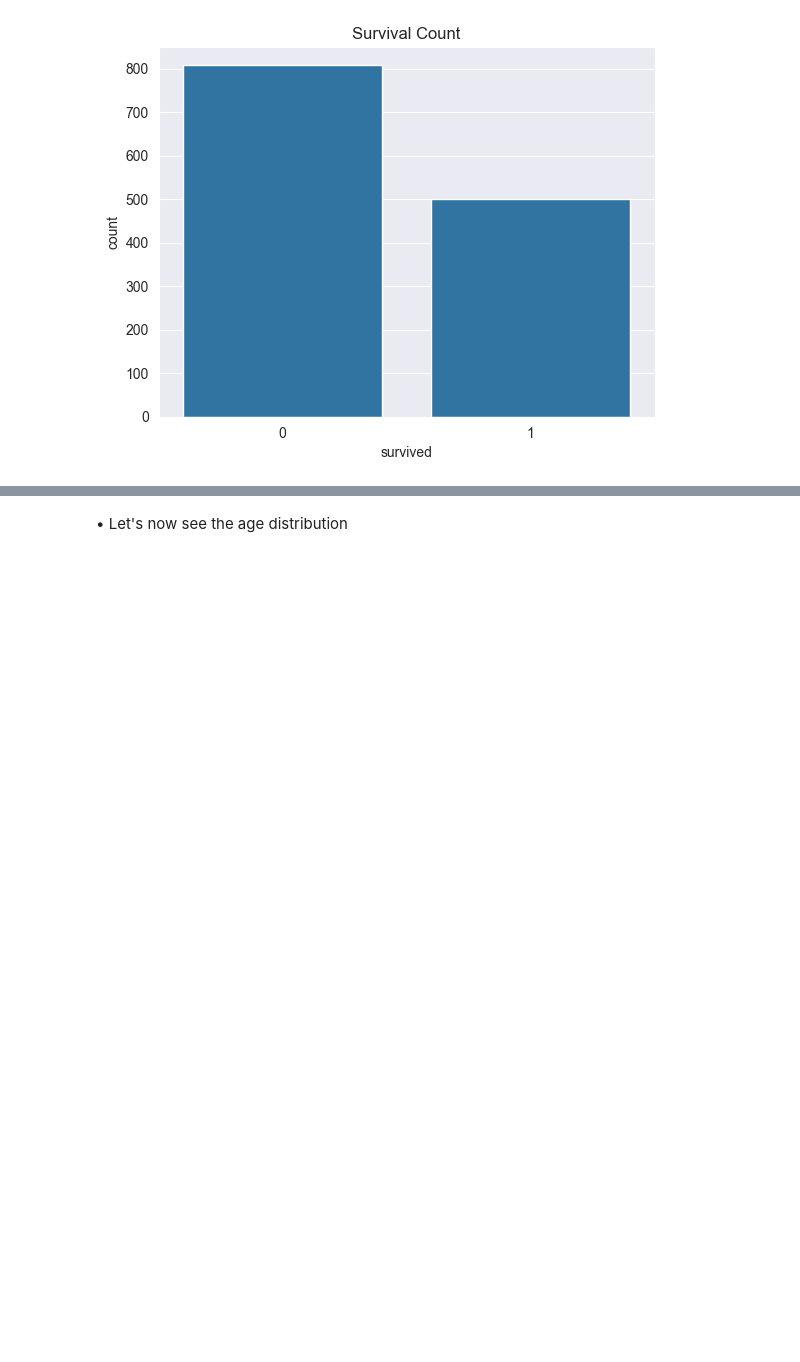
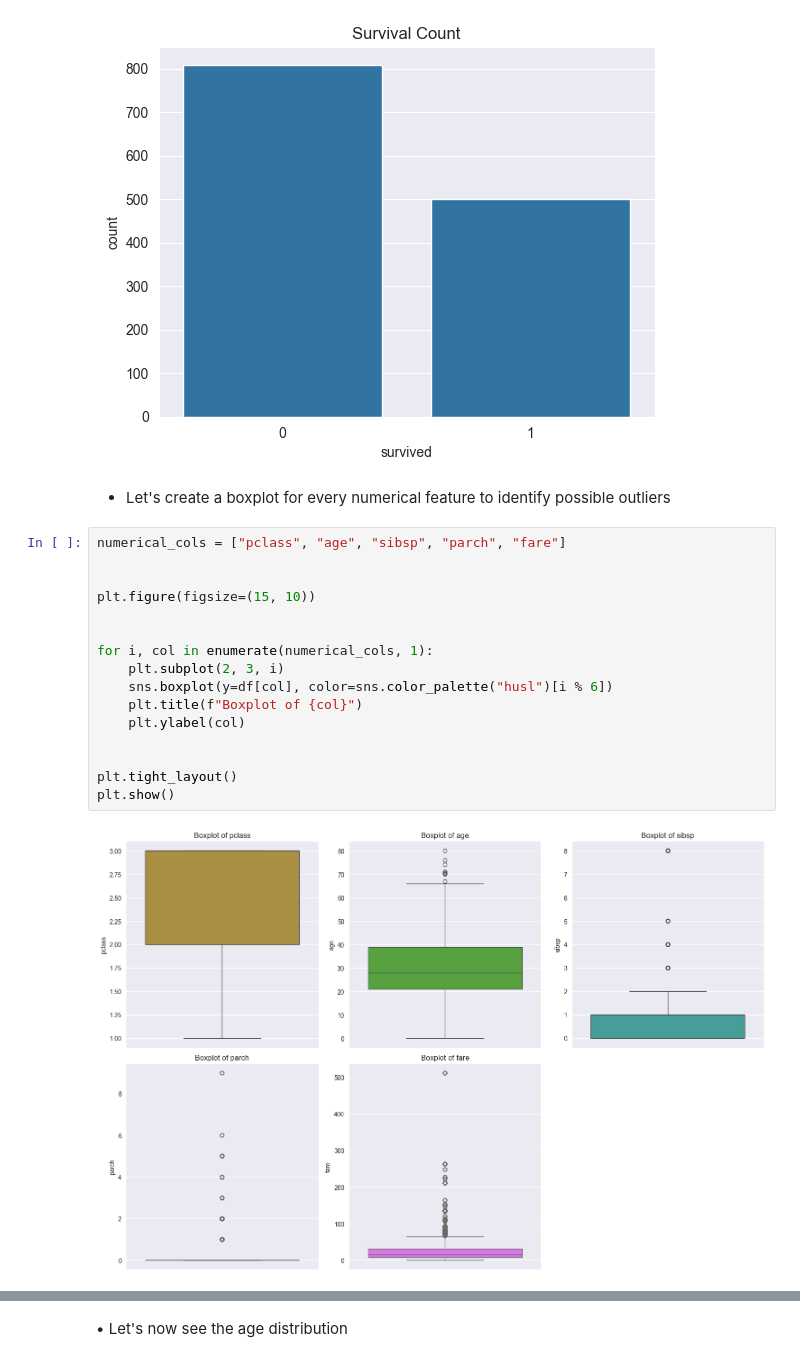
Before and after one commit to gregfu05/ML-fundamentals-2025, a Jupyter notebook: assignment_1_Gregorio_Santi_Furnari.ipynb, the cells around one changed output, grey strips where cells are left out. Drawn from its saved outputs; the diff is of its cells as text; blank space fills up the shorter version.

```diff
--- a/assignment_1_Gregorio_Santi_Furnari.ipynb
+++ b/assignment_1_Gregorio_Santi_Furnari.ipynb
@@ -112,3 +112,23 @@ plt.title("Survival Count")
 plt.show()
 # %% [output]
 [figure]
+# %% [markdown]
+- Let's create a boxplot for every numerical feature to identify possible outliers
+# %%
+numerical_cols = ["pclass", "age", "sibsp", "parch", "fare"]
+
+
+plt.figure(figsize=(15, 10))
+
+
+for i, col in enumerate(numerical_cols, 1):
+    plt.subplot(2, 3, i)
+    sns.boxplot(y=df[col], color=sns.color_palette("husl")[i % 6])
+    plt.title(f"Boxplot of {col}")
+    plt.ylabel(col)
+
+
+plt.tight_layout()
+plt.show()
+# %% [output]
+[figure, added]
```
Also changed, not shown: parts of 19 cells of this notebook.
